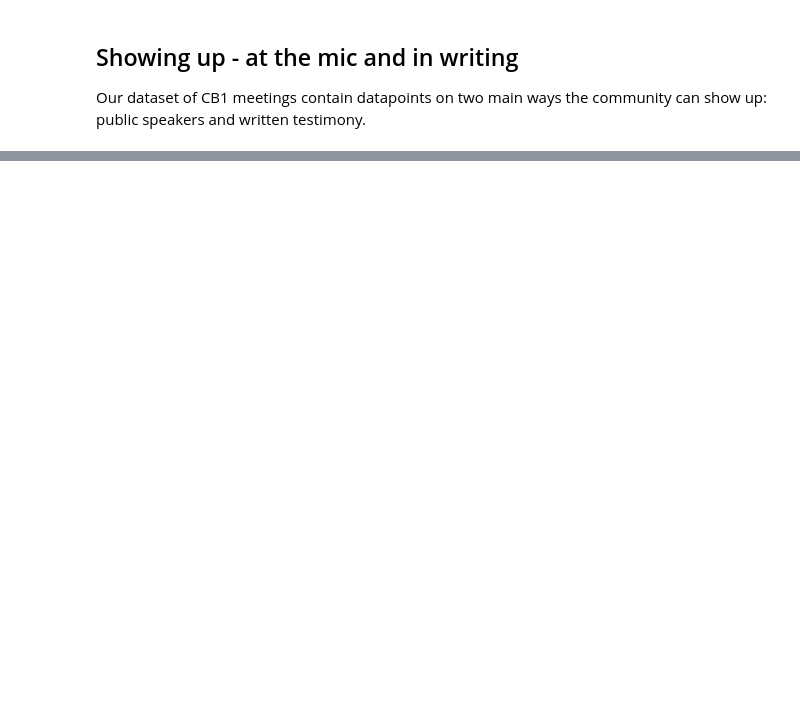
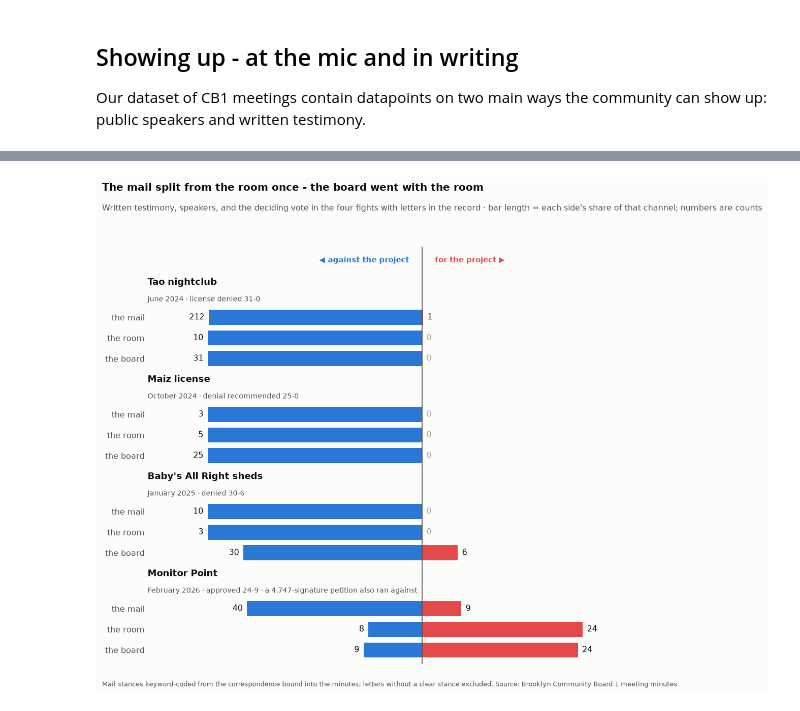
Before and after one commit to blowenstein0/cb1-minutes-analysis, a Jupyter notebook: analysis/blog_v2.ipynb, the cells around one changed output, grey strips where cells are left out. Cells and saved outputs as stored; diff of their text form; code cells hidden in the pictures; blank space fills up the shorter version.

```diff
--- a/analysis/blog_v2.ipynb
+++ b/analysis/blog_v2.ipynb
@@ -564,0 +684,77 @@ The data shows that turnout clearly isn't a panacea. River Ring and Monitor Poin
+# %%
+# The mail, with direction: split each meeting's attachment pages into
+# individual letters/emails, match them to a fight, and keyword-code each
+# item's stance. Spot-checked by hand against the source text; items whose
+# stance the keywords can't call are excluded (see methodology).
+def mail_counts(dates, pat):
+    subj = re.compile(pat, re.I)
+    s = pd.Series([_mail_stance(it) for d in dates
+                   for it in _mail_items(_mid_by_date[d])
+                   if subj.search(it)]).value_counts()
+    return int(s.get("against", 0)), int(s.get("for", 0))
+
+tao_y, tao_n = board("2024-06-18", "deny the application for franklin")
+mz_y, mz_n = board("2024-10-08", "recommending the denial or revising")
+ba_y, ba_n = board("2025-01-14", "outside shed")
+# mp_y/mp_n (approve motion) already computed for the three-fights chart
+mp_mail = mail_counts(["2026-01-20", "2026-02-10"], r"monitor point|40 quay|rezon")
+tao_mail = mail_counts(["2024-06-18"], r"\btao\b|nightclub|11-25|franklin")
+assert tao_mail[0] > 100 and mp_mail[0] > 3 * mp_mail[1], (tao_mail, mp_mail)
+
+# (name, sub, mail(against,for), room(against,for), board(against,for))
+MAIL_FIGHTS = [
+    ("Tao nightclub", "June 2024 · license denied 31-0",
+     tao_mail, room("2024-06-18", "franklin"), (tao_y, tao_n)),
+    ("Maiz license", "October 2024 · denial recommended 25-0",
+     mail_counts(["2024-10-08"], r"\bmaiz\b|10 hope"),
+     room("2024-10-08", "maiz|10 hope"), (mz_y, mz_n)),
+    ("Baby's All Right sheds", "January 2025 · denied 30-6",
+     mail_counts(["2025-01-14"], r"baby.s all right|deux chats|146 broadway|shed"),
+     room("2025-01-14", "baby.s all right|146 broadway|outdoor dining"), (ba_y, ba_n)),
+    ("Monitor Point", "February 2026 · approved 24-9 · a 4,747-signature petition also ran against",
+     mp_mail, room("2026-02-10", "monitor point"), (mp_n, mp_y)),
+]
+
+fig, ax = plt.subplots(figsize=(10, 8.2), dpi=120)
+fig.patch.set_facecolor(SURFACE)
+ax.set_facecolor(SURFACE)
+ys, ylabels = [], []
+for g, (name, sub, (m_ag, m_for), (r_ag, r_for), (b_ag, b_for)) in enumerate(MAIL_FIGHTS):
+    y0 = g * 4.0
+    ax.text(-1.28, y0 - 0.72, name, fontsize=11, color=INK, fontweight="bold",
+            ha="left", va="center")
+    ax.text(-1.28, y0 - 0.02, sub, fontsize=8.5, color=INK2, ha="left", va="center")
+    for row, (ag, fr) in enumerate([(m_ag, m_for), (r_ag, r_for), (b_ag, b_for)]):
+        y = y0 + 0.72 + row * 0.85
+        tot = ag + fr
+        ax.barh(y, -ag / tot, height=0.62, color=BLUE)
+        ax.barh(y, fr / tot, height=0.62, color=RED)
+        ax.annotate(str(ag), (-ag / tot - 0.02, y), ha="right", va="center",
+                    fontsize=9.5, color=INK if ag else GRAY)
+        ax.annotate(str(fr), (fr / tot + 0.02, y), ha="left", va="center",
+                    fontsize=9.5, color=INK if fr else GRAY)
+        ys.append(y)
+        ylabels.append(("the mail", "the room", "the board")[row])
+ax.axvline(0, color=INK2, lw=1)
+ax.set_yticks(ys, ylabels, fontsize=9.5)
+ax.set_ylim(15.0, -2.2)
+ax.set_xlim(-1.28, 1.28)
+ax.set_xticks([])
+ax.spines[["top", "right", "bottom", "left"]].set_visible(False)
+ax.tick_params(colors=INK2, length=0)
+ax.annotate("◀ against the project", (-0.06, -1.55), ha="right",
+            fontsize=9, color=BLUE, fontweight="bold")
+ax.annotate("for the project ▶", (0.06, -1.55), ha="left",
+            fontsize=9, color=RED, fontweight="bold")
+fig.suptitle("The mail split from the room once - the board went with the room",
+             fontsize=12, color=INK, x=0.01, ha="left", fontweight="bold")
+fig.text(0.01, 0.925, "Written testimony, speakers, and the deciding vote in the four "
+         "fights with letters in the record · bar length = each side's share of that "
+         "channel; numbers are counts", fontsize=9.5, color=INK2)
+fig.text(0.01, -0.015, "Mail stances keyword-coded from the correspondence bound into "
+         "the minutes; letters without a clear stance excluded. " + SRC,
+         fontsize=8, color=INK2, va="top")
+fig.tight_layout(rect=[0, 0, 1, 0.91])
+plt.show()
+# %% [output]
+[figure, added]
```
Also changed, not shown: parts of 18 cells of this notebook, 1 other file.
